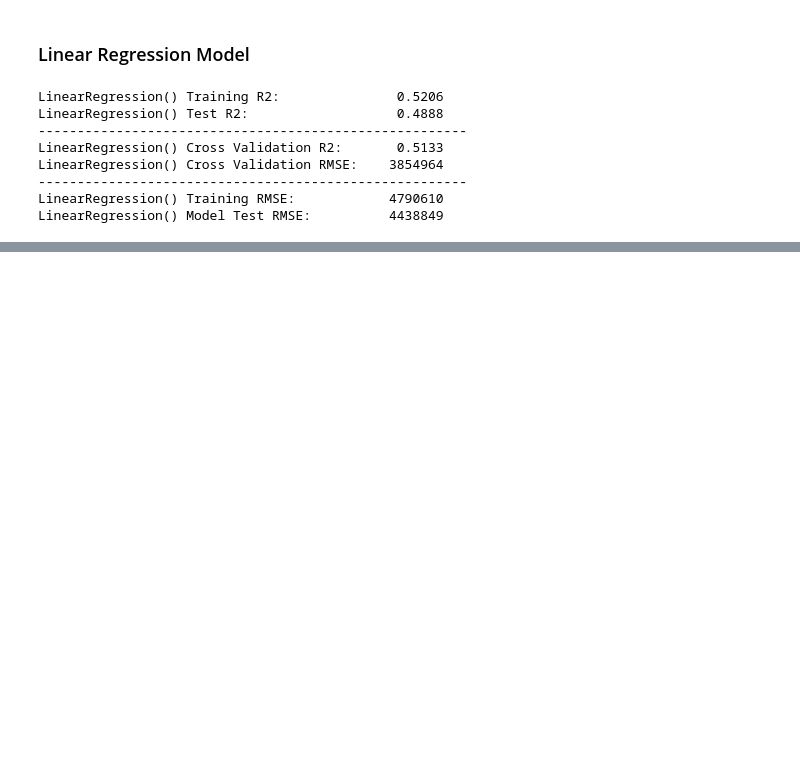
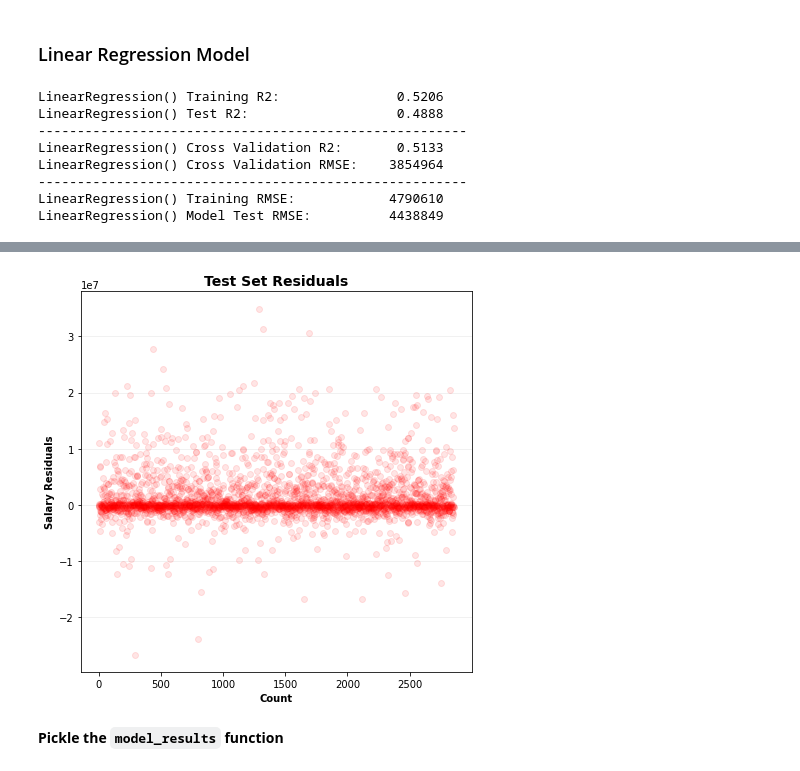
Before and after one commit to eric8395/baseball-analytics, a Jupyter notebook: Preprocessing - Batting Basic.ipynb, the cells around one changed output, grey strips where cells are left out. Drawn from its saved outputs; the diff is of its cells as text; code cells hidden in the pictures; blank space fills up the shorter version.

Commit message:
modeling batting basic

```diff
--- a/Preprocessing - Batting Basic.ipynb
+++ b/Preprocessing - Batting Basic.ipynb
@@ -466,0 +439,22 @@ LinearRegression() Model Test RMSE:          4438849
+# %%
+# get residuals plot
+resid = y_test - np.exp(y_pred_test)
+
+fig, ax = plt.subplots(figsize=(7, 7))
+ax.scatter(x = range(y_pred_test.shape[0]), y = resid, alpha = 0.1, c = 'red')
+
+# residual labels
+ax.set_xlabel('Count', weight = 'bold')
+ax.set_ylabel('Salary Residuals', weight = 'bold')
+ax.set_title('Test Set Residuals', weight = 'bold', fontdict = {'fontsize' : 14})
+
+# set gridline visibility
+ax.set_axisbelow(True)
+ax.yaxis.grid(True, color='#EEEEEE')
+ax.xaxis.grid(False)
+
+plt.show()
+# %% [output]
+[figure, added]
+# %% [markdown]
+**Pickle the `model_results` function**
```
Also changed, not shown: parts of 33 cells of this notebook, 1 other file.
